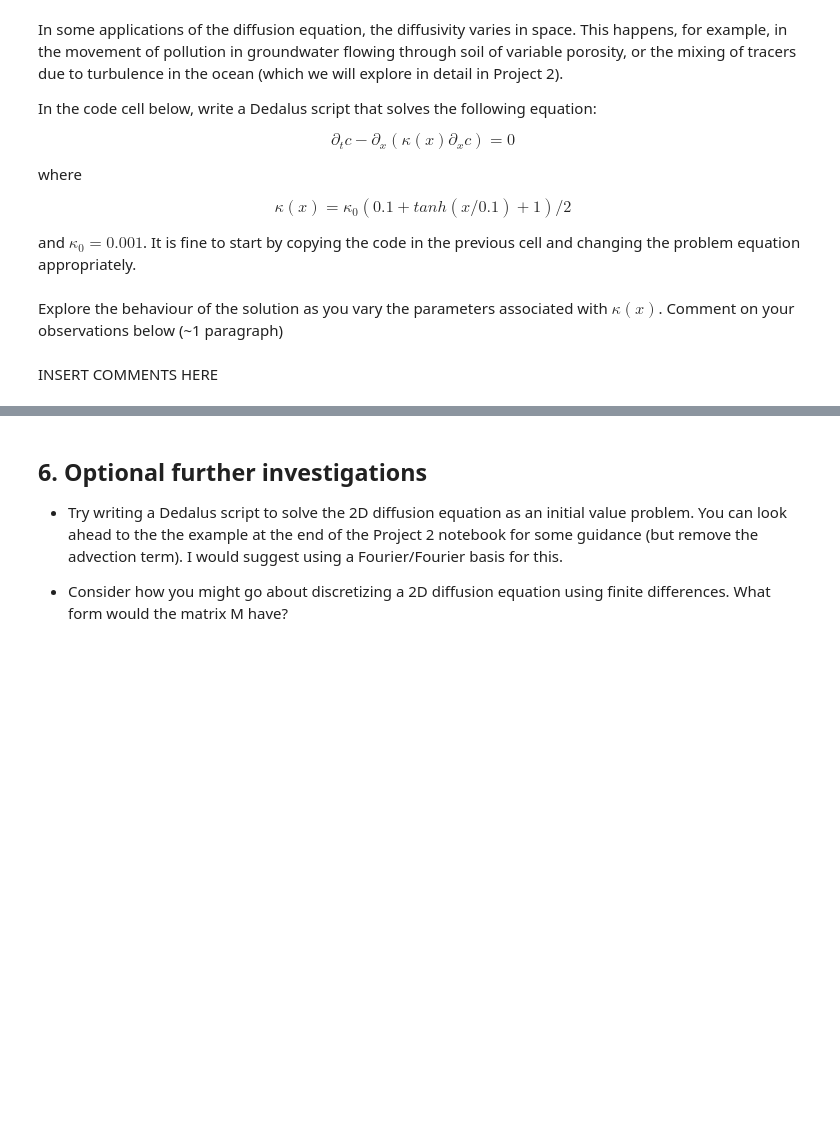
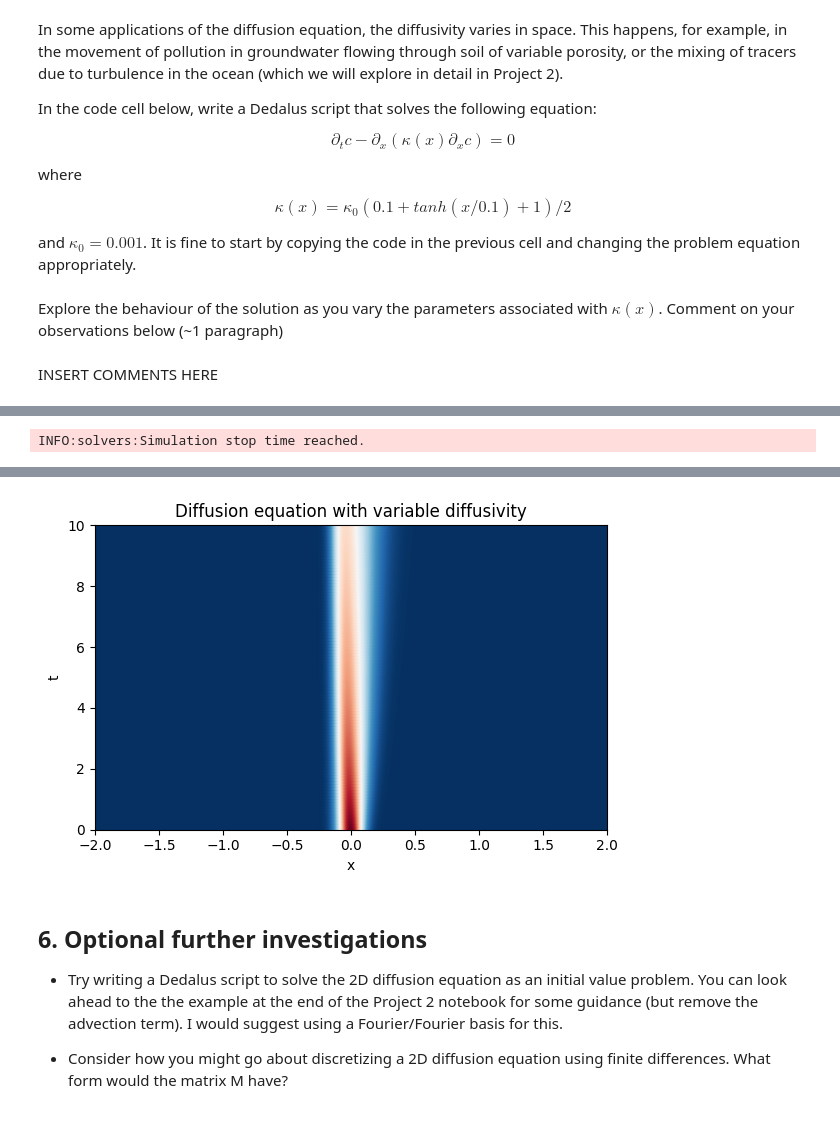
Before and after one commit to StarYuxinChen/QCES, a Jupyter notebook: Project1_dedalus.ipynb, the cells around one changed output, grey strips where cells are left out. Cells and saved outputs as stored; diff of their text form; code cells hidden in the pictures; blank space fills up the shorter version.

```diff
--- a/Project1_dedalus.ipynb
+++ b/Project1_dedalus.ipynb
@@ -357,3 +558,76 @@ and $\kappa_0=0.001$. It is fine to start by copying the code in the previous ce
 Explore the behaviour of the solution as you vary the parameters associated with $\kappa(x)$. Comment on your observations below (~1 paragraph)
 # %% [markdown]
 INSERT COMMENTS HERE
+# %%
+# Import required packages
+import numpy as np
+import matplotlib.pyplot as plt
+import dedalus.public as dedalus
+import logging
+logger = logging.getLogger(__name__)
+
+# Parameters for the problem
+Nx = 1024  # Number of grid points
+Lx = 2  # Domain size in x
+x_start = -Lx  # Starting bound of x
+x_end = Lx  # Ending bound of x
+kappa_0 = 0.001  # Base diffusivity
+
+# Create x-coordinate, basis, and distributor
+xcoord = dedalus.Coordinate('x')
+dist = dedalus.Distributor(xcoord, dtype=np.float64)
+x_basis = dedalus.RealFourier(xcoord, size=Nx, bounds=(x_start, x_end))
+x = dist.local_grid(x_basis)
+
+# Initial condition
+c = dist.Field(name='c', bases=x_basis)
+w = 0.1  # Width of the initial Gaussian
+c.change_scales(1)
+c['g'] = np.exp(-x**2 / w**2)  # Gaussian initial condition
+
+# Define the spatially varying diffusivity
+kappa = dist.Field(name='kappa', bases=x_basis)
+kappa['g'] = kappa_0 * (0.1 + np.tanh(x / 0.1) + 1) / 2
+
+# Operators
+dx = lambda a: dedalus.Differentiate(a, xcoord)  # Derivative operator
+
+# Specify the problem
+problem = dedalus.IVP([c], namespace=locals())
+problem.add_equation("dt(c) - dx(kappa * dx(c)) = 0")  # PDE to solve
+
+# Time stepper and solver
+timestepper = dedalus.CNAB1
+solver = problem.build_solver(timestepper)
+
+solver.stop_sim_time = 10  # Stop at 10 simulation time units
+
+# Main loop
+timestep = 0.1
+c.change_scales(1)
+c_save = [np.copy(c['g'])]  # Save initial condition
+t_save = [solver.sim_time]
+
+while solver.proceed:
+    solver.step(timestep)
+    if solver.iteration % 500 == 0:
+        logger.info(f"Iteration={solver.iteration}, Time={solver.sim_time:.4e}, dt={timestep:.4e}")
+    c.change_scales(1)
+    c_save.append(np.copy(c['g']))
+    t_save.append(solver.sim_time)
+
+# Convert to arrays for plotting
+t_save = np.array(t_save)
+c_save = np.array(c_save)
+
+# Plotting
+plt.figure(figsize=(6, 4))
+plt.pcolormesh(x.ravel(), t_save, c_save, cmap='RdBu_r', shading='gouraud', rasterized=True)
+plt.xlim(x_start, x_end)
+plt.ylim(0, solver.stop_sim_time)
+plt.xlabel('x')
+plt.ylabel('t')
+plt.title('Diffusion equation with variable diffusivity')
+plt.tight_layout()
+plt.show()
+# %% [output]
@@ -359,0 +636 @@ INSERT COMMENTS HERE
+INFO:solvers:Simulation stop time reached.
@@ -360,3 +638,4 @@ INSERT COMMENTS HERE
+[figure, added]
 # %% [markdown]
 ## 6. Optional further investigations
 
```
Also changed, not shown: parts of 8 cells of this notebook.
